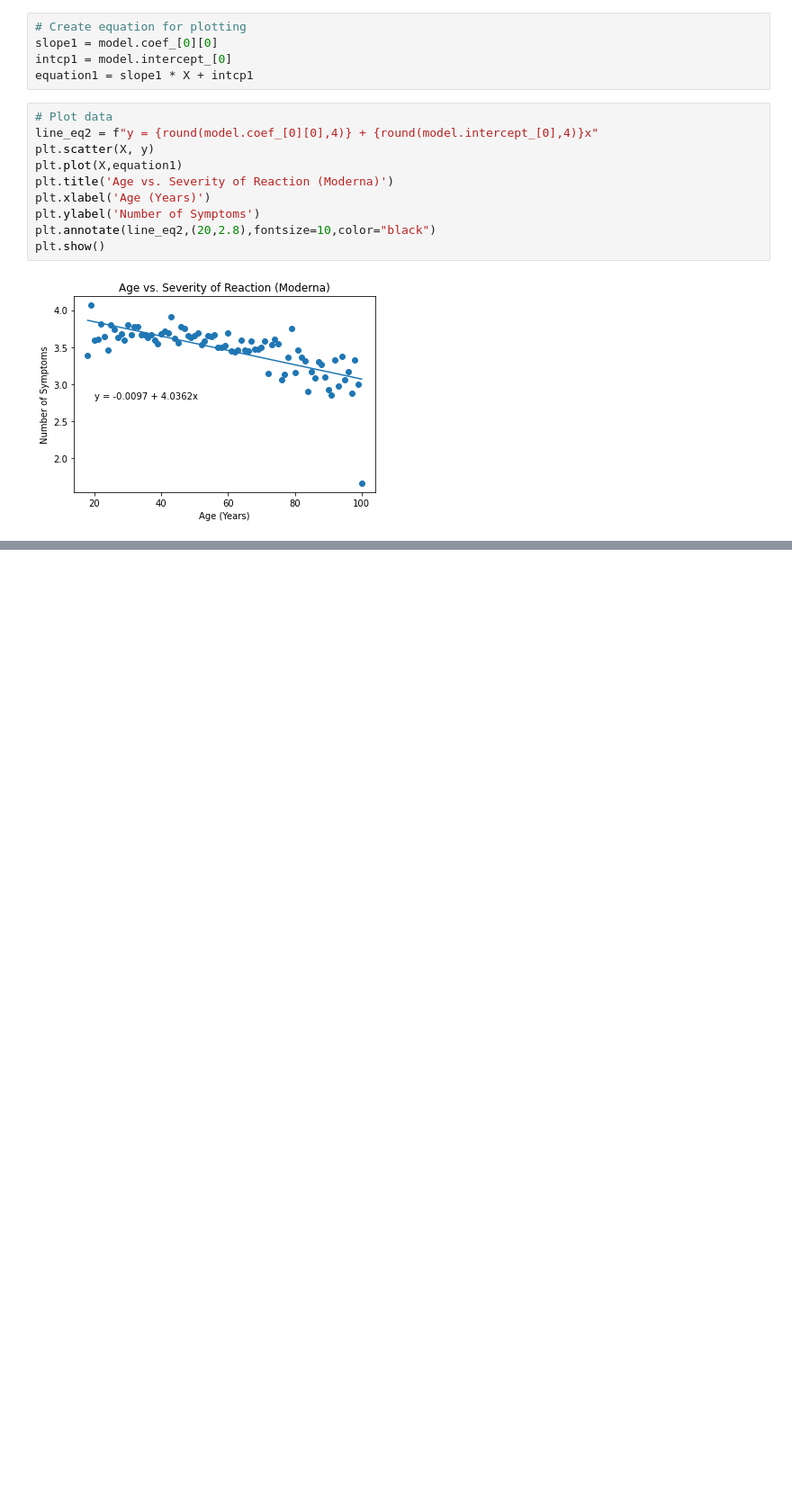
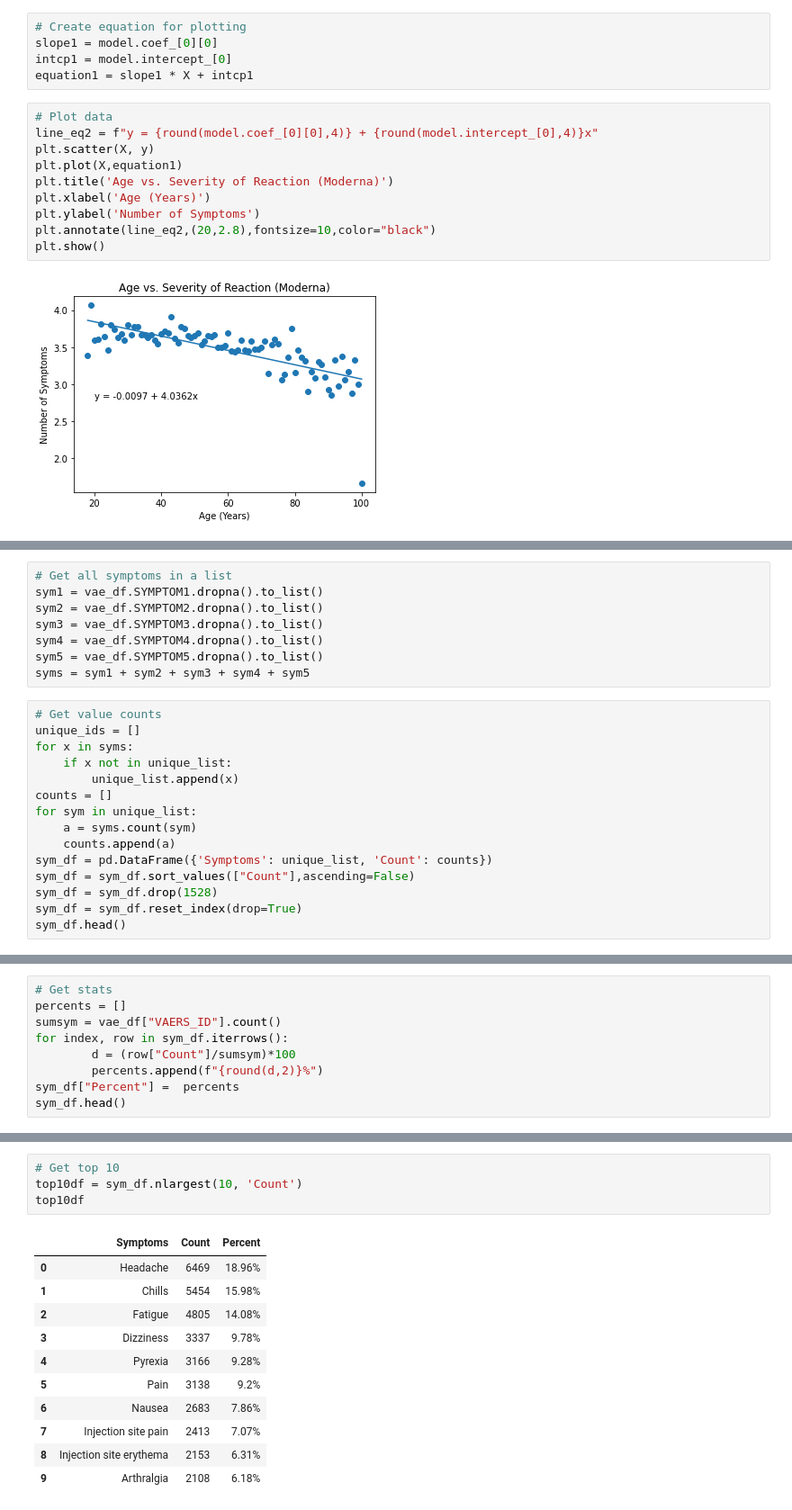
Before and after one commit to verocastillo/vae-watcher, a Jupyter notebook: machine-learning/linear-analysis.ipynb, the cells around one changed output, grey strips where cells are left out. Shown at 90% size. Cells and saved outputs as stored; diff of their text form; blank space fills up the shorter version.

```diff
--- a/machine-learning/linear-analysis.ipynb
+++ b/machine-learning/linear-analysis.ipynb
@@ -231,0 +287,23 @@ plt.show()
+# %%
+# Get all symptoms in a list
+sym1 = vae_df.SYMPTOM1.dropna().to_list()
+sym2 = vae_df.SYMPTOM2.dropna().to_list()
+sym3 = vae_df.SYMPTOM3.dropna().to_list()
+sym4 = vae_df.SYMPTOM4.dropna().to_list()
+sym5 = vae_df.SYMPTOM5.dropna().to_list()
+syms = sym1 + sym2 + sym3 + sym4 + sym5
+# %%
+# Get value counts
+unique_ids = []
+for x in syms:
+    if x not in unique_list:
+        unique_list.append(x)
+counts = []
+for sym in unique_list:
+    a = syms.count(sym)
+    counts.append(a)
+sym_df = pd.DataFrame({'Symptoms': unique_list, 'Count': counts})
+sym_df = sym_df.sort_values(["Count"],ascending=False)
+sym_df = sym_df.drop(1528)
+sym_df = sym_df.reset_index(drop=True)
+sym_df.head()
@@ -231,0 +317,9 @@ plt.show()
+# %%
+# Get stats
+percents = []
+sumsym = vae_df["VAERS_ID"].count()
+for index, row in sym_df.iterrows():
+        d = (row["Count"]/sumsym)*100
+        percents.append(f"{round(d,2)}%")
+sym_df["Percent"] =  percents
+sym_df.head()
@@ -231,0 +333,16 @@ plt.show()
+# %%
+# Get top 10
+top10df = sym_df.nlargest(10, 'Count')
+top10df
+# %% [output]
+|  | Symptoms | Count | Percent |
+| 0 | Headache | 6469 | 18.96% |
+| 1 | Chills | 5454 | 15.98% |
+| 2 | Fatigue | 4805 | 14.08% |
+| 3 | Dizziness | 3337 | 9.78% |
+| 4 | Pyrexia | 3166 | 9.28% |
+| 5 | Pain | 3138 | 9.2% |
+| 6 | Nausea | 2683 | 7.86% |
+| 7 | Injection site pain | 2413 | 7.07% |
+| 8 | Injection site erythema | 2153 | 6.31% |
+| 9 | Arthralgia | 2108 | 6.18% |
```
Also changed, not shown: parts of 9 cells of this notebook.
